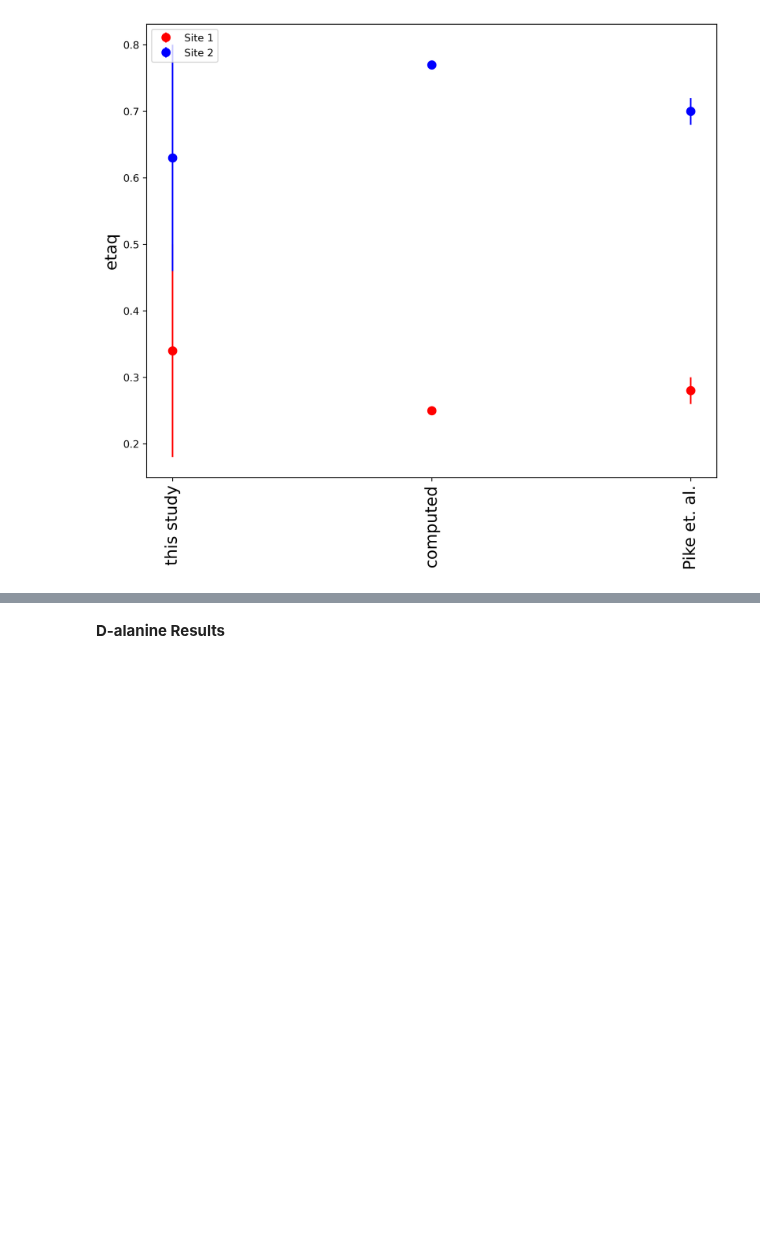
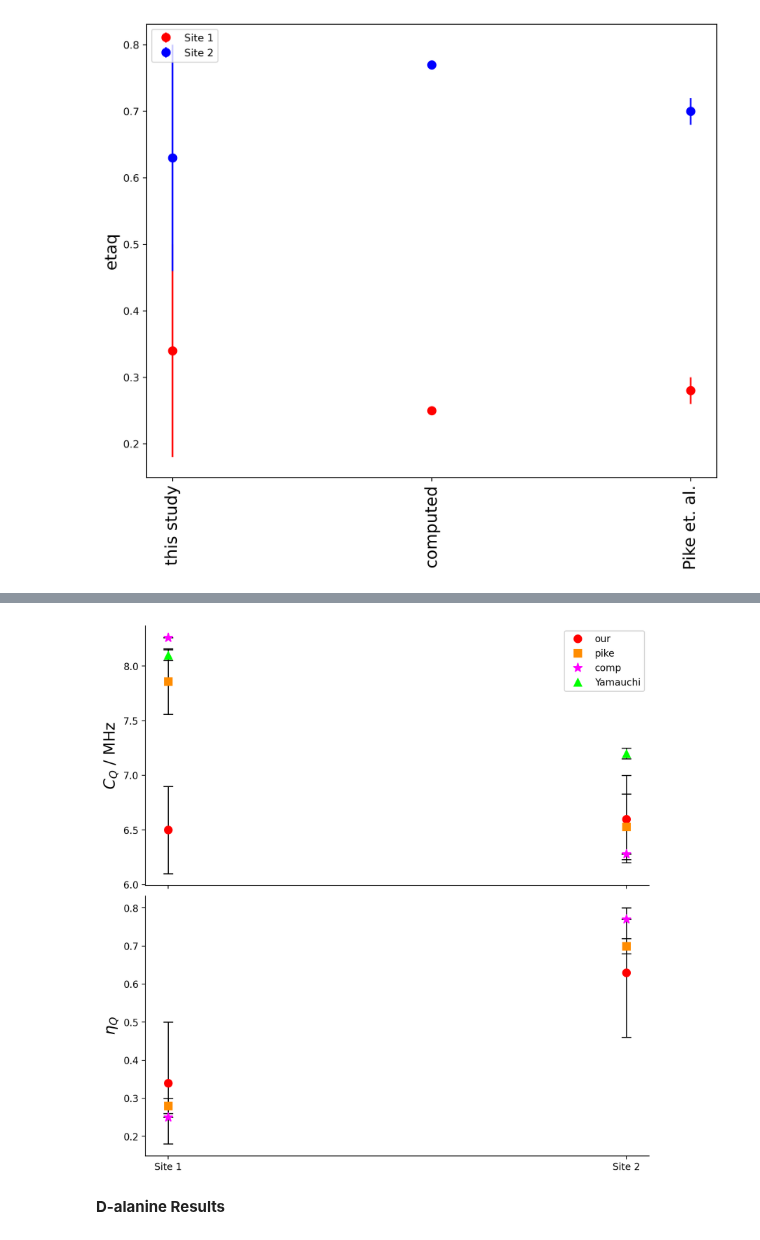
Before and after one commit to AstrobioShiva/Script_project, a Jupyter notebook: NMR_analysis/plot_results.ipynb, the cells around one changed output, grey strips where cells are left out. Cells and saved outputs as stored; diff of their text form; code cells hidden in the pictures; blank space fills up the shorter version.

```diff
--- a/NMR_analysis/plot_results.ipynb
+++ b/NMR_analysis/plot_results.ipynb
@@ -65,3 +65,76 @@ plt.legend(loc='upper left')
 plt.show()
 # %% [output]
 [figure]
+# %%
+fig, ax = plt.subplots(nrows=2, ncols=1, figsize=(8,8), dpi=200, sharex=True, sharey='row', constrained_layout=True)
+
+df = pd.DataFrame({"id":["Site 1", "Site 2"],
+                 # Cq data
+                   "ourCq":[6.5, 6.6],
+                   "pikeCq":[ 7.86, 6.53],
+                   "computedCq":[8.26, 6.28],
+                   "YamauchiCq":[8.1, 7.2],
+                   #error
+                   "sd_ourCq":[0.4, 0.4],
+                   "sd_pikeCq":[0.3, 0.3],
+                   "sd_computedCq":[0,0],
+                   "sd_YamauchiCq":[0.05, 0.05],
+                  #etaq data
+                  "ouretaq":[0.34, 0.63],
+                   "pikeetaq":[0.28, 0.7],
+                   "computedetaq":[0.25, 0.77],
+                   "Yamauchietaq":[0, 0],
+                   #error
+                   "sd_ouretaq":[0.16, 0.17],
+                   "sd_pikeetaq":[0.02, 0.02],
+                   "sd_computedetaq":[0,0],
+                   "sd_Yamauchietaq":[0.0, 0.0]
+
+
+                    })
+
+ax[0].errorbar(np.arange(len(df['id'])), df['ourCq'], yerr=df['sd_ourCq'], ls = 'None',
+             marker='o', color = 'red', markersize=8, ecolor='black', elinewidth=1, capsize=5, label = 'our')
+ax[0].errorbar(np.arange(len(df['id'])), df['pikeCq'], yerr=df['sd_pikeCq'], ls = 'None',
+             marker='s', color = 'darkorange', markersize=8, ecolor='black', elinewidth=1, capsize=5, label = 'pike')
+ax[0].errorbar(np.arange(len(df['id'])), df['computedCq'], yerr=df['sd_computedCq'], ls = 'None',
+             marker='*', color = 'magenta', markersize=10, ecolor='black', elinewidth=1, capsize=5, label = 'comp')
+ax[0].errorbar(np.arange(len(df['id'])), df['YamauchiCq'], yerr=df['sd_YamauchiCq'], ls = 'None',
+             marker='^', color = 'lime', markersize=8, ecolor='black', elinewidth=1, capsize=5, label = 'Yamauchi')
+
+ax[1].errorbar(np.arange(len(df['id'])), df['ouretaq'], yerr=df['sd_ouretaq'], ls = 'None',
+             marker='o', color = 'red', markersize=8, ecolor='black', elinewidth=1, capsize=5, label = 'our')
+ax[1].errorbar(np.arange(len(df['id'])), df['pikeetaq'], yerr=df['sd_pikeetaq'], ls = 'None',
+             marker='s', color = 'darkorange', markersize=8, ecolor='black', elinewidth=1, capsize=5, label = 'pike')
+ax[1].errorbar(np.arange(len(df['id'])), df['computedetaq'], yerr=df['sd_computedetaq'], ls = 'None',
+             marker='*', color = 'magenta', markersize=10, ecolor='black', elinewidth=1, capsize=5, label = 'comp')
+# ax[1].errorbar(np.arange(len(df['id'])), df['Yamauchietaq'], yerr=df['sd_Yamauchietaq'], ls = 'None',
+#              marker='^', color = 'lime', markersize=8, ecolor='black', elinewidth=1, capsize=5, label = 'Yamauchi')
+
+
+ax[0].xaxis.set_ticks(np.arange(len(df['id'])))
+ax[0].xaxis.set_ticklabels(df['id'], rotation=90, fontsize = 16)
+
+# Remove top and right spines
+ax[0].spines['top'].set_visible(False)
+ax[0].spines['right'].set_visible(False)
+
+ax[1].spines['top'].set_visible(False)
+ax[1].spines['right'].set_visible(False)
+
+# plt.xlabel("id", fontsize = 16)
+ax[0].set_ylabel(r'$C_Q$ / MHz', fontsize = 16)
+
+ax[1].set_ylabel(r'$\eta_Q$', fontsize = 16)
+
+# get handles
+handles, labels = ax[0].get_legend_handles_labels()
+# remove the errorbars
+handles = [h[0] for h in handles]
+# use them in the legend
+ax[0].legend(handles, labels, loc='upper right',numpoints=1)
+
+
+# plt.legend(loc='upper right')
+plt.show()
+# %% [output]
@@ -68,3 +152,4 @@ plt.show()
+[figure, added]
 # %% [markdown]
 **D-alanine Results**
 # %%
```
Also changed, not shown: parts of 3 cells of this notebook, 8 other files.
